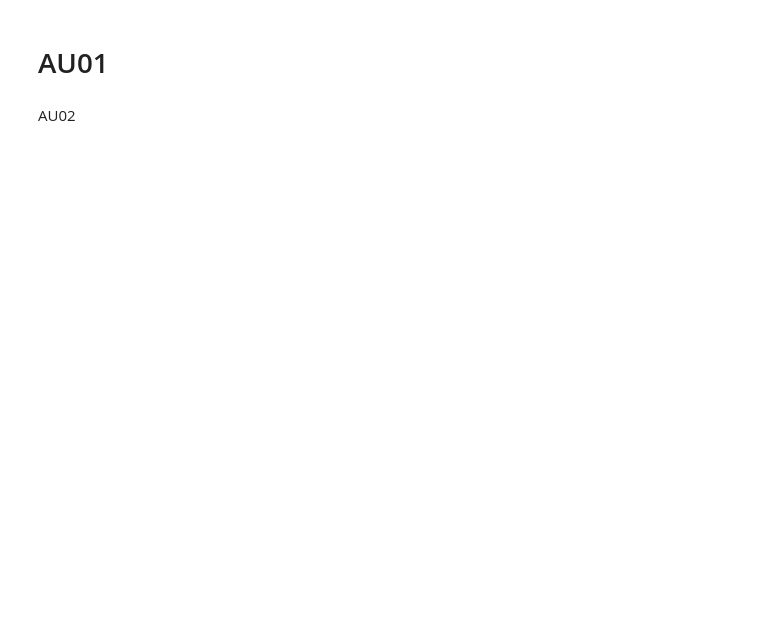
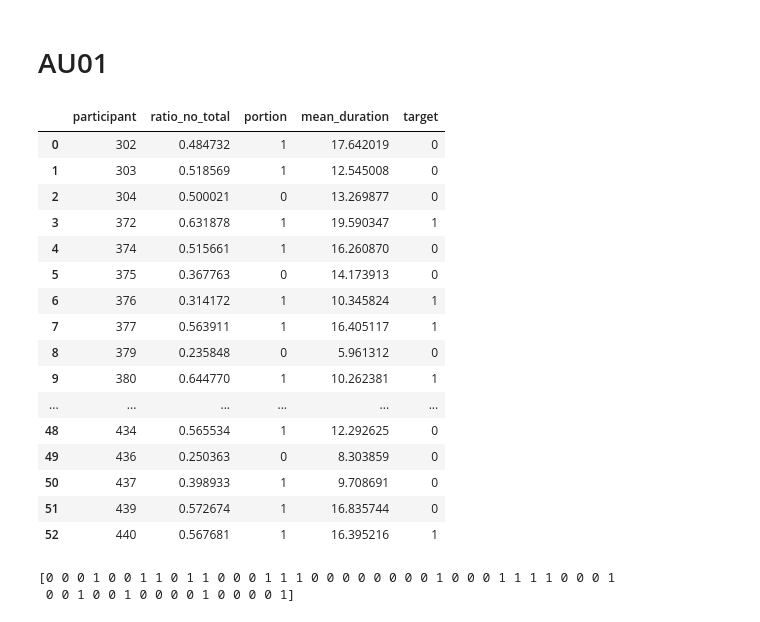
Before and after one commit to vanditagoyal1997/depression-analysis, a Jupyter notebook: scripts/combo_AU.ipynb, the cells around one changed output. Drawn from its saved outputs; the diff is of its cells as text; code cells hidden in the pictures; blank space fills up the shorter version.

```diff
--- a/scripts/combo_AU.ipynb
+++ b/scripts/combo_AU.ipynb
@@ -93,2 +20,0 @@ for i in files:
-# %% [markdown]
-AU02
@@ -165,0 +95,38 @@ for i in files:
+# %%
+df_AU01
+# %% [output]
+|  | participant | ratio_no_total | portion | mean_duration | target |
+| 0 | 302 | 0.484732 | 1 | 17.642019 | 0 |
+| 1 | 303 | 0.518569 | 1 | 12.545008 | 0 |
+| 2 | 304 | 0.500021 | 0 | 13.269877 | 0 |
+| 3 | 372 | 0.631878 | 1 | 19.590347 | 1 |
+| 4 | 374 | 0.515661 | 1 | 16.260870 | 0 |
+| 5 | 375 | 0.367763 | 0 | 14.173913 | 0 |
+| 6 | 376 | 0.314172 | 1 | 10.345824 | 1 |
+| 7 | 377 | 0.563911 | 1 | 16.405117 | 1 |
+| 8 | 379 | 0.235848 | 0 | 5.961312 | 0 |
+| 9 | 380 | 0.644770 | 1 | 10.262381 | 1 |
+| ... | ... | ... | ... | ... | ... |
+| 48 | 434 | 0.565534 | 1 | 12.292625 | 0 |
+| 49 | 436 | 0.250363 | 0 | 8.303859 | 0 |
+| 50 | 437 | 0.398933 | 1 | 9.708691 | 0 |
+| 51 | 439 | 0.572674 | 1 | 16.835744 | 0 |
+| 52 | 440 | 0.567681 | 1 | 16.395216 | 1 |
+# %%
+a=np.array(df_AU01)
+y=a[:,4]
+x = np.column_stack((df_AU01.ratio_no_total,df_AU01.portion,df_AU01.mean_duration))
+#print (x),(y)
+y=y.astype('int')
+#z=np.column_stack(df_AU01.portion)
+#fig = plt.figure(figsize=(6, 6))
+#ax = fig.add_subplot(111, projection='3d')
+#ax.scatter(x, y, z,linewidths=1, alpha=.7,edgecolor='k',s = 200)
+#plt.show()
+
+
+x_train, x_test, y_train, y_test = train_test_split(x, y, test_size=0.33, random_state=42)
+print(y)
+# %% [output]
+[0 0 0 1 0 0 1 1 0 1 1 0 0 0 1 1 1 0 0 0 0 0 0 0 0 1 0 0 0 1 1 1 1 0 0 0 1
+ 0 0 1 0 0 1 0 0 0 0 1 0 0 0 0 1]
```
Also changed, not shown: parts of 156 cells of this notebook.
